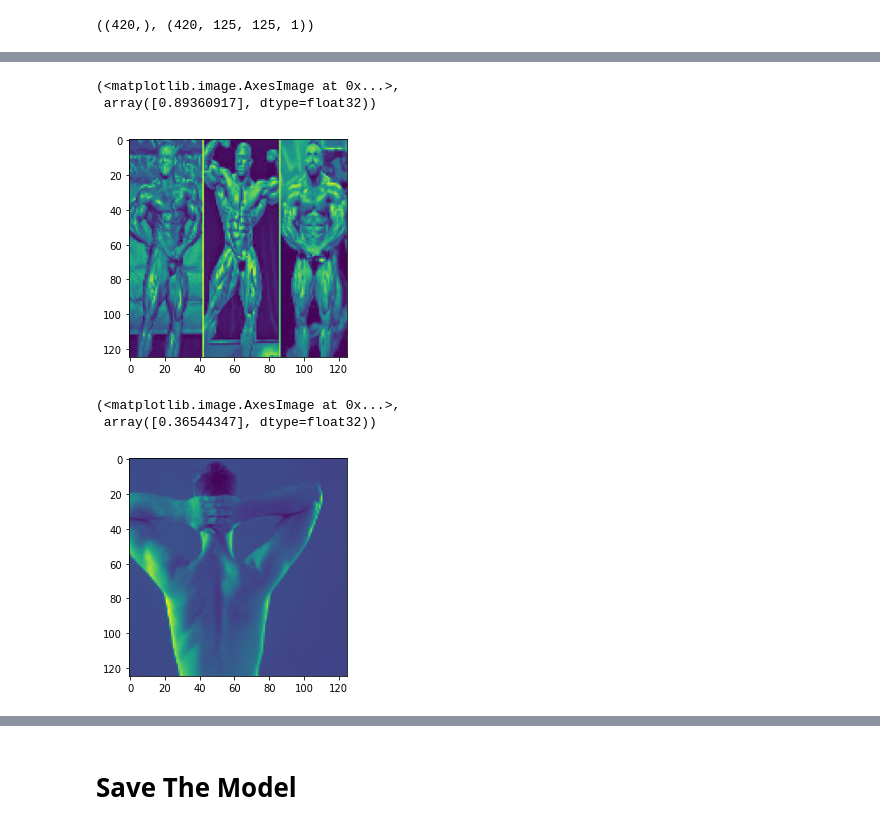
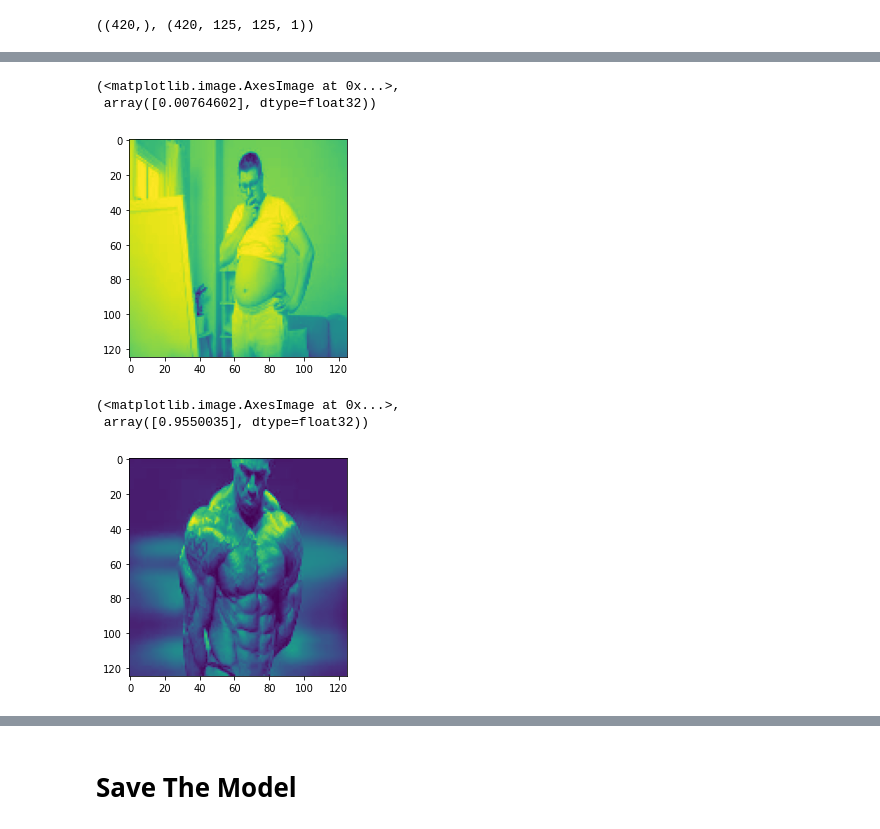
Before and after one commit to DavidHostler/NattyOrNot, a Jupyter notebook: machine_learning/Neural Network.ipynb, the cells around one changed output, grey strips where cells are left out. Drawn from its saved outputs; the diff is of its cells as text; code cells hidden in the pictures.

```diff
--- a/machine_learning/Neural Network.ipynb
+++ b/machine_learning/Neural Network.ipynb
@@ -217,12 +235,12 @@ NameError: name 'model' is not defined
 # %%
-plt.imshow(X_train[2]), preds[2]
+plt.imshow(X_test[2]), preds[2]
 # %% [output]
 (<matplotlib.image.AxesImage at 0x...>,
- array([0.89360917], dtype=float32))
+ array([0.00764602], dtype=float32))
-[figure, old version]
+[figure, new version]
 # %%
-plt.imshow(X_train[1]), preds[1]
+plt.imshow(X_train[11]), preds[11]
 # %% [output]
 (<matplotlib.image.AxesImage at 0x...>,
- array([0.36544347], dtype=float32))
+ array([0.9550035], dtype=float32))
-[figure, old version]
+[figure, new version]
```
Also changed, not shown: parts of 9 cells of this notebook.
